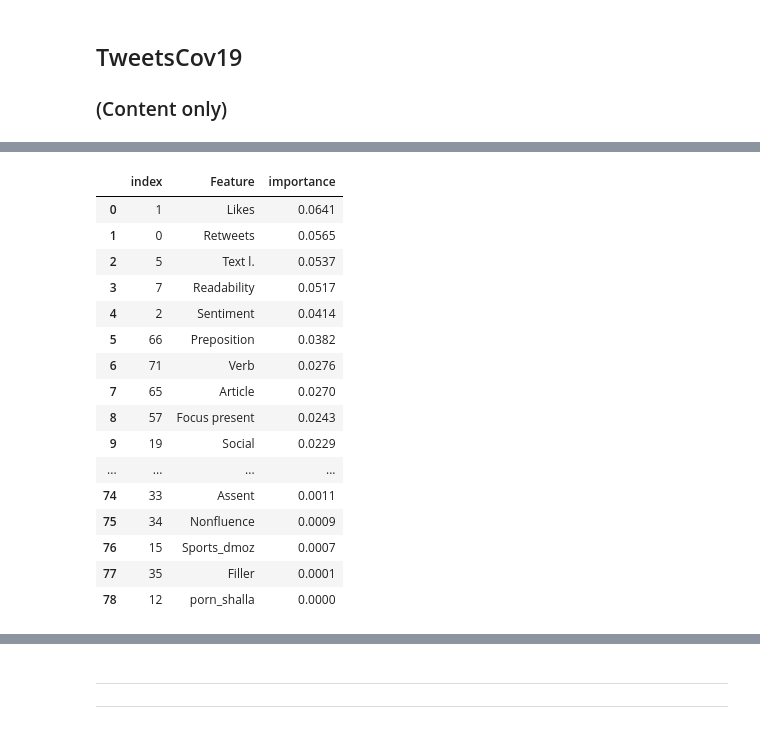
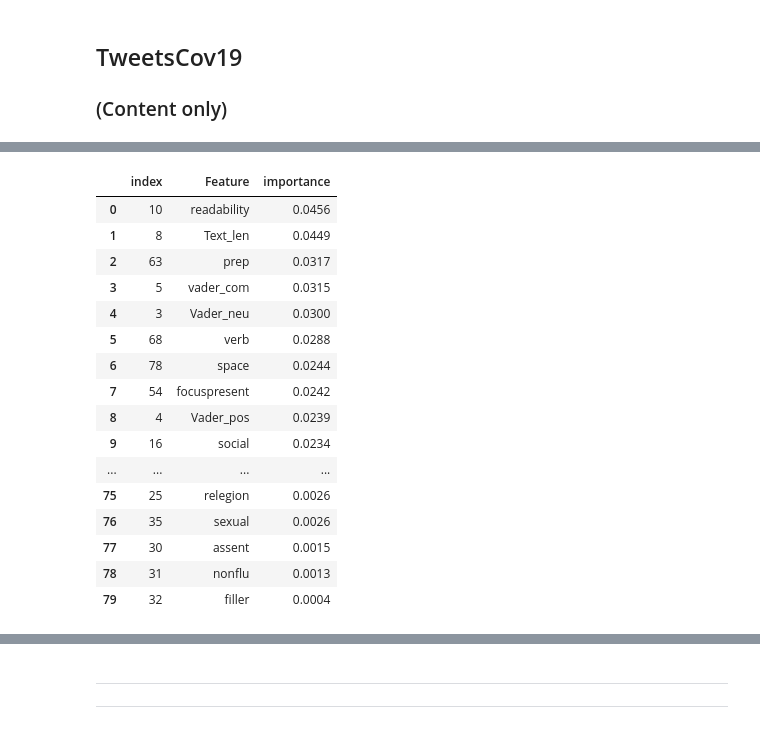
Before and after one commit to MoSamani/Deleted-Tweets, a Jupyter notebook: classifiers/RandomForest_Classifier.ipynb, the cells around one changed output, grey strips where cells are left out. Cells and saved outputs as stored; diff of their text form; code cells hidden in the pictures.

```diff
--- a/classifiers/RandomForest_Classifier.ipynb
+++ b/classifiers/RandomForest_Classifier.ipynb
@@ -98 +112,4 @@ df_tweetscov19_user.tail()
+# %%
+#df_tweetscov19_user = df_tweetscov19_user.drop(columns=[ 'user_political_polarisation','user_science_polarisation.','user_moderacy_polarisation'])
+df_tweetscov19_user = df_tweetscov19_user.drop(columns=[ 'Tweet_Id', 'Username', 'user_num_posted_tweets', 'user_num_deleted_tweets', 'user_Deletion_ratio'])
 # %%
@@ -111,0 +130,3 @@ print(y.shape)
+# %%
+features = df_tweetscov19_user.columns
+X,y = get_X_y(df_tweetscov19_user, features)
@@ -296,15 +506,7 @@ plot_hist_Features(l_features_importances, l_features, 'Rf_TweetsCov19_content_U
 features = df_tweetscov19_user.columns
 features
 
-features = features[2:83]
-df_tweetscov19_user_2 = df_tweetscov19_user[features.tolist()]
-#df_tweetscov19_user_2 = df_tweetscov19_user_2.drop(columns=[ 'Political p.u.', 'Science p.u.', 'Moderacy p.u.'])
-df_tweetscov19_user_2 = df_tweetscov19_user_2.drop(columns=[ 'Moderacy p.T.'])
-
-df = df_tweetscov19_user_2.drop('Is_deleted', axis=1)
-X = df_tweetscov19_user_2.drop('Is_deleted', axis=1).values
-y = df_tweetscov19_user_2['Is_deleted']
-
-y = y.astype(int)
-print(X.shape)
-print(y.shape)
+#features = features[2:83]
+df_tweetscov19_user = df_tweetscov19_user[features.tolist()]
+df_tweetscov19_user = df_tweetscov19_user.drop(columns=[ 'user_vadercompound_average', 'tweet_vadercompound_difference', 'tweet_political_polarisation_difference', 'tweet_science_polarisation_difference', 'tweet_moderacy_polarisation_difference'])
+df_tweetscov19_user = df_tweetscov19_user.drop(columns=[ 'user_political_polarisation', 'user_science_polarisation', 'user_moderacy_polarisation', 'user_Reputation'])
@@ -313,0 +513,3 @@ print(y.shape)
+# %%
+features = df_tweetscov19_user.columns
+X,y = get_X_y(df_tweetscov19_user, features)
@@ -329,26 +534,26 @@ Wall time: 776 ms
 #pfad_modell = 'C:/Mo/tweetDB/tweetscov19/TweetsCov19_tsv/data_sample/Tweetscov19_sample/Modells/TweetsCov19_RF_Inhalt_all_ohne_moderacy.sav'
 #pickle.dump(rf_model, open(pfad_modell, 'wb'))
 # %%
-f_importances = features_classifier_(df, rf_model)
+f_importances = features_classifier_(X, rf_model)
 f_importances
 # %% [output]
 |  | index | Feature | importance |
-| 0 | 1 | Likes | 0.0641 |
-| 1 | 0 | Retweets | 0.0565 |
-| 2 | 5 | Text l. | 0.0537 |
-| 3 | 7 | Readability | 0.0517 |
-| 4 | 2 | Sentiment | 0.0414 |
-| 5 | 66 | Preposition | 0.0382 |
-| 6 | 71 | Verb | 0.0276 |
-| 7 | 65 | Article | 0.0270 |
-| 8 | 57 | Focus present | 0.0243 |
-| 9 | 19 | Social | 0.0229 |
+| 0 | 10 | readability | 0.0456 |
+| 1 | 8 | Text_len | 0.0449 |
+| 2 | 63 | prep | 0.0317 |
+| 3 | 5 | vader_com | 0.0315 |
+| 4 | 3 | Vader_neu | 0.0300 |
+| 5 | 68 | verb | 0.0288 |
+| 6 | 78 | space | 0.0244 |
+| 7 | 54 | focuspresent | 0.0242 |
+| 8 | 4 | Vader_pos | 0.0239 |
+| 9 | 16 | social | 0.0234 |
 | ... | ... | ... | ... |
-| 74 | 33 | Assent | 0.0011 |
-| 75 | 34 | Nonfluence | 0.0009 |
-| 76 | 15 | Sports_dmoz | 0.0007 |
-| 77 | 35 | Filler | 0.0001 |
-| 78 | 12 | porn_shalla | 0.0000 |
+| 75 | 25 | relegion | 0.0026 |
+| 76 | 35 | sexual | 0.0026 |
+| 77 | 30 | assent | 0.0015 |
+| 78 | 31 | nonflu | 0.0013 |
+| 79 | 32 | filler | 0.0004 |
 # %%
 y_pred = rf_model.predict(X_test)
 print(classification_report(y_test, y_pred))
```
Also changed, not shown: parts of 79 cells of this notebook.
